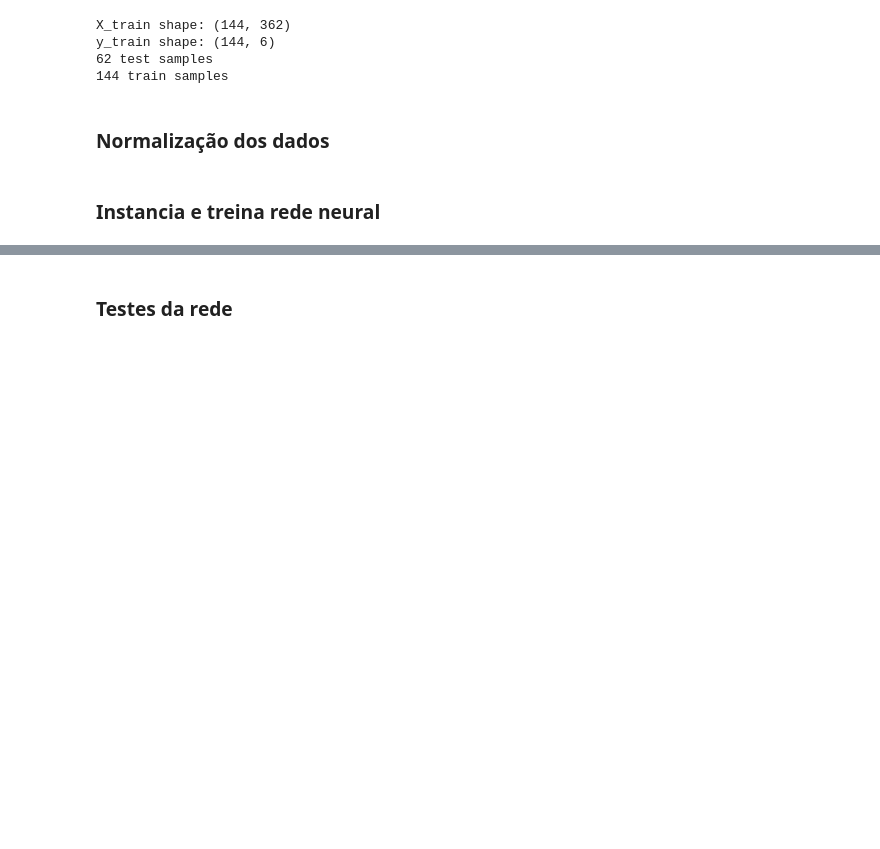
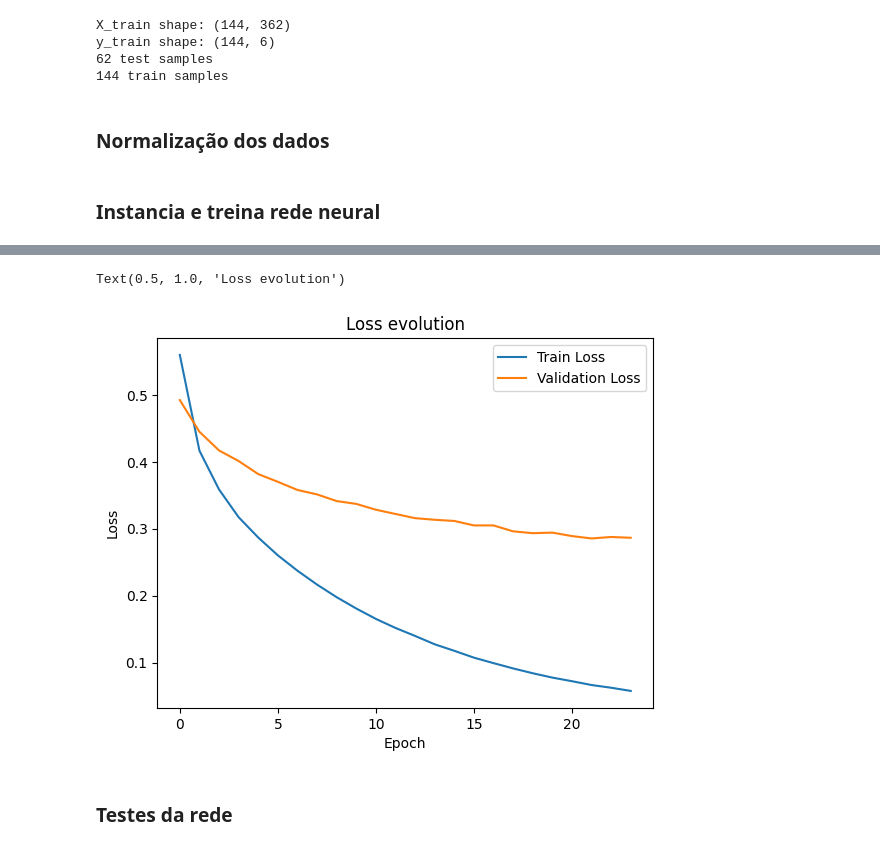
Before and after one commit to vitorfrois/ProteinPrediction, a Jupyter notebook: main.ipynb, the cells around one changed output, grey strips where cells are left out. Saved outputs shown, nothing was run; the diff lists cells and outputs as text; code cells hidden in the pictures; blank space fills up the shorter version.

Commit message:
loss graph

```diff
--- a/main.ipynb
+++ b/main.ipynb
@@ -29,16 +29,17 @@ class SimpleNN:
         self.model.compile(
             loss=keras.losses.BinaryCrossentropy(),
             optimizer=keras.optimizers.RMSprop(),
+            metrics=['binary_crossentropy']
         )
 
     def fit(self, X, y, batch_size: int = 10, epochs: int = 10):
-        self.model.fit(
+        return self.model.fit(
             X,
             y,
             batch_size=batch_size,
             epochs=epochs,
             validation_split=0.15,
-            callbacks=[keras.callbacks.EarlyStopping(patience=2)]
+            callbacks=[keras.callbacks.EarlyStopping(patience=2)],
         )
 
     def evaluate(self, X, y):
@@ -86,6 +87,6 @@ X_test = np.expand_dims(X_test, -1)
 # %%
 model = SimpleNN(len(features), len(targets))
 model.compile()
-model.fit(X_train, y_train, epochs=50)
+history = model.fit(X_train, y_train, epochs=50)
 # %% [output]
 Epoch 1/50
@@ -108,3 +109,14 @@ Epoch 33/50
+# %%
+plt.plot(history.history['binary_crossentropy'])
+plt.plot(history.history['val_binary_crossentropy'])
+plt.legend(['Train Loss', 'Validation Loss'])
+plt.xlabel('Epoch')
+plt.ylabel('Loss')
+plt.title('Loss evolution')
+plt.ylim(0, 1)
+# %% [output]
+Text(0.5, 1.0, 'Loss evolution')
+[figure, added]
 # %% [markdown]
 ### Testes da rede
 # %%
```
Also changed, not shown: parts of 5 cells of this notebook.
